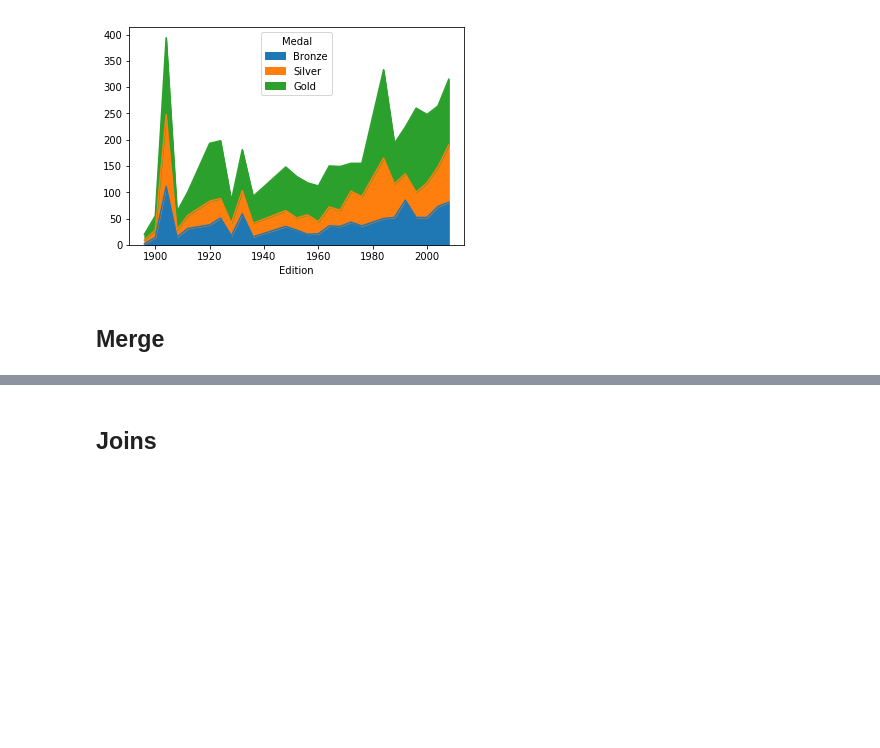
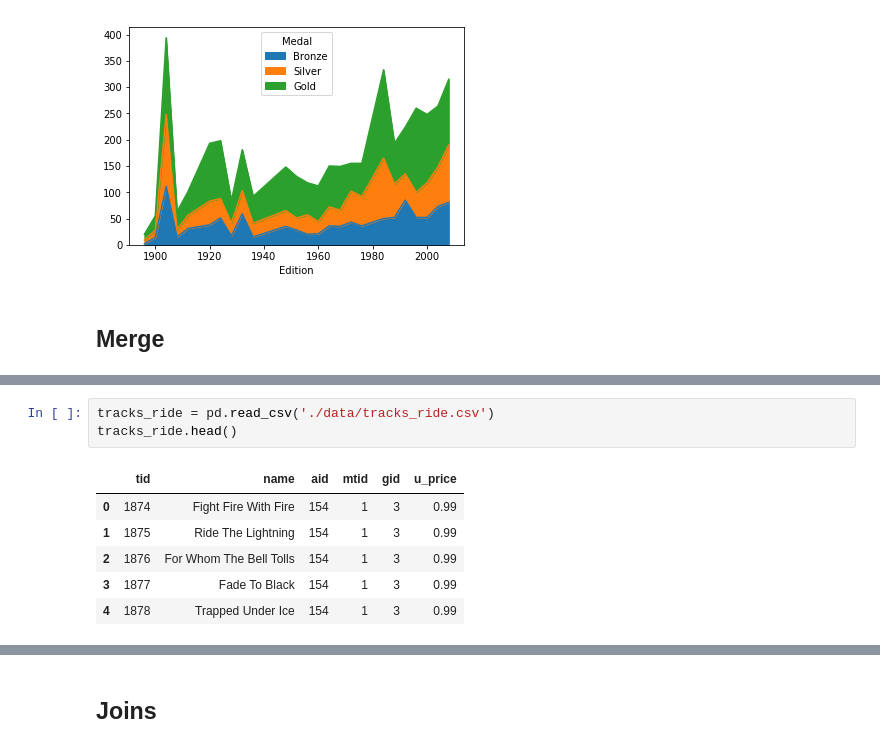
Before and after one commit to blaktai/notebooks, a Jupyter notebook: pandas/adv/adv_manipulation.ipynb, the cells around one changed output, grey strips where cells are left out. Drawn from its saved outputs; the diff is of its cells as text; blank space fills up the shorter version.

```diff
--- a/pandas/adv/adv_manipulation.ipynb
+++ b/pandas/adv/adv_manipulation.ipynb
@@ -1105,0 +1117,10 @@ plt.show()
+# %%
+tracks_ride = pd.read_csv('./data/tracks_ride.csv')
+tracks_ride.head()
+# %% [output]
+|  | tid | name | aid | mtid | gid | u_price |
+| 0 | 1874 | Fight Fire With Fire | 154 | 1 | 3 | 0.99 |
+| 1 | 1875 | Ride The Lightning | 154 | 1 | 3 | 0.99 |
+| 2 | 1876 | For Whom The Bell Tolls | 154 | 1 | 3 | 0.99 |
+| 3 | 1877 | Fade To Black | 154 | 1 | 3 | 0.99 |
+| 4 | 1878 | Trapped Under Ice | 154 | 1 | 3 | 0.99 |
```
Also changed, not shown: parts of 49 cells of this notebook.
